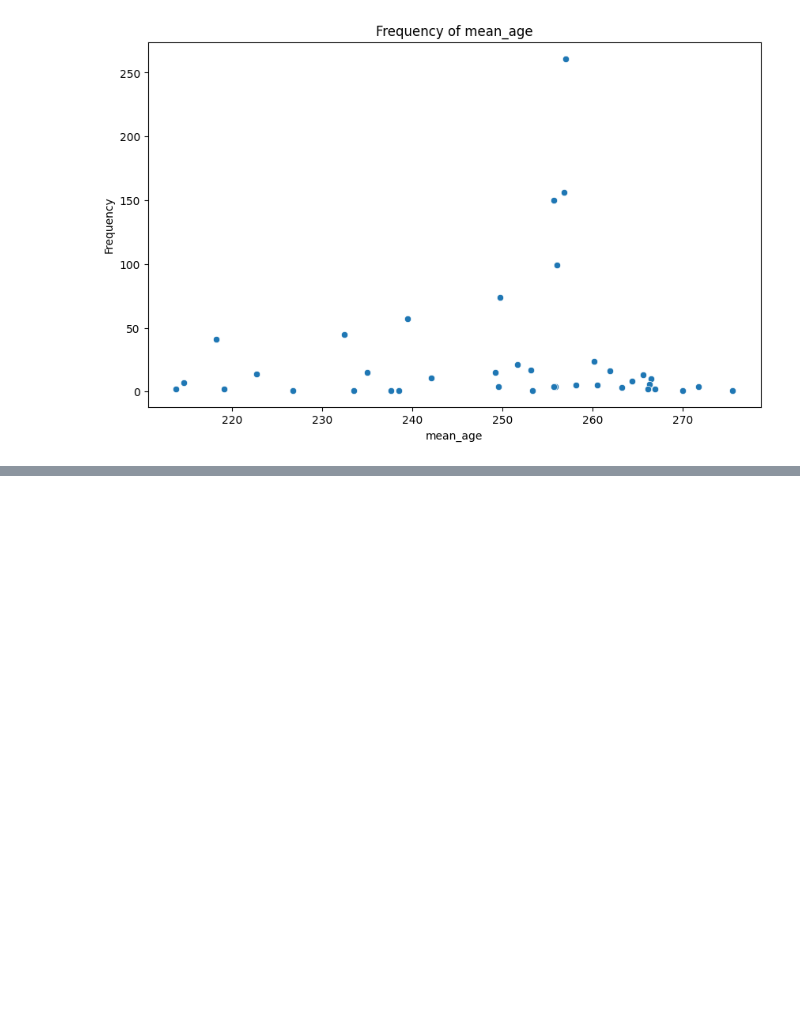
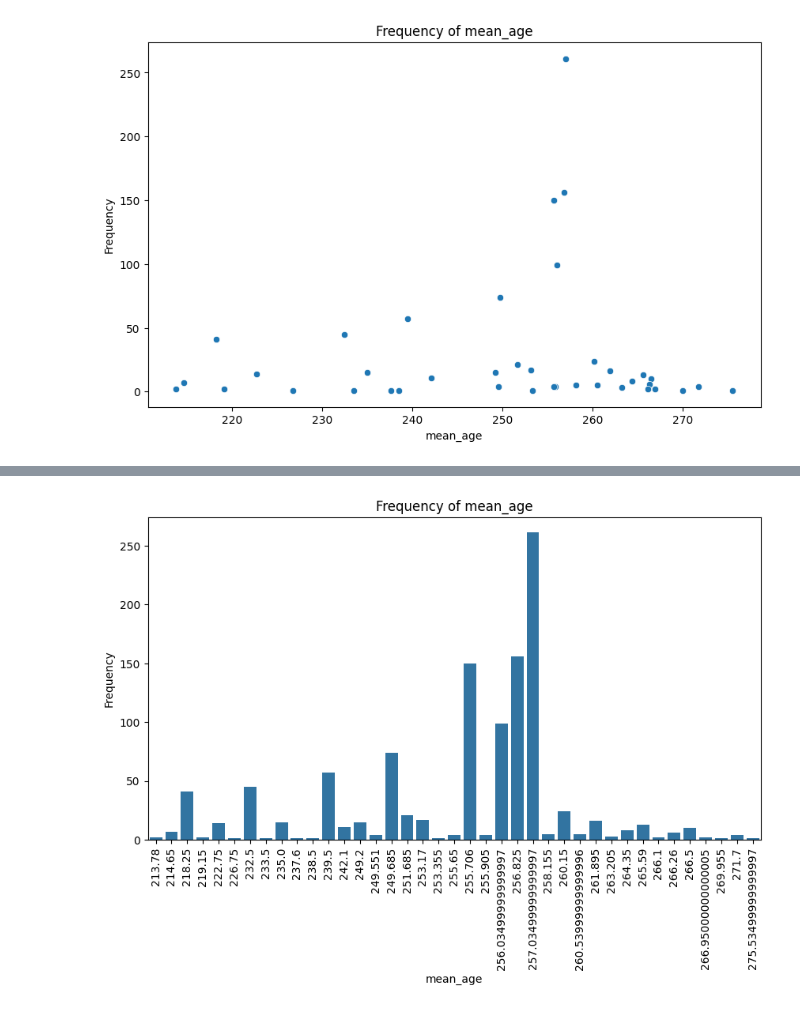
Before and after one commit to shelleylwang/BDNN_Arielli, a Jupyter notebook: synapsida_eda.ipynb, the cells around one changed output, grey strips where cells are left out. Cells and saved outputs as stored; diff of their text form; code cells hidden in the pictures; blank space fills up the shorter version.

```diff
--- a/synapsida_eda.ipynb
+++ b/synapsida_eda.ipynb
@@ -225,0 +251,4 @@ scatter('mean_age')
+# %%
+barplot('mean_age')
+# %% [output]
+[figure, added]
```
Also changed, not shown: parts of 4 cells of this notebook.
